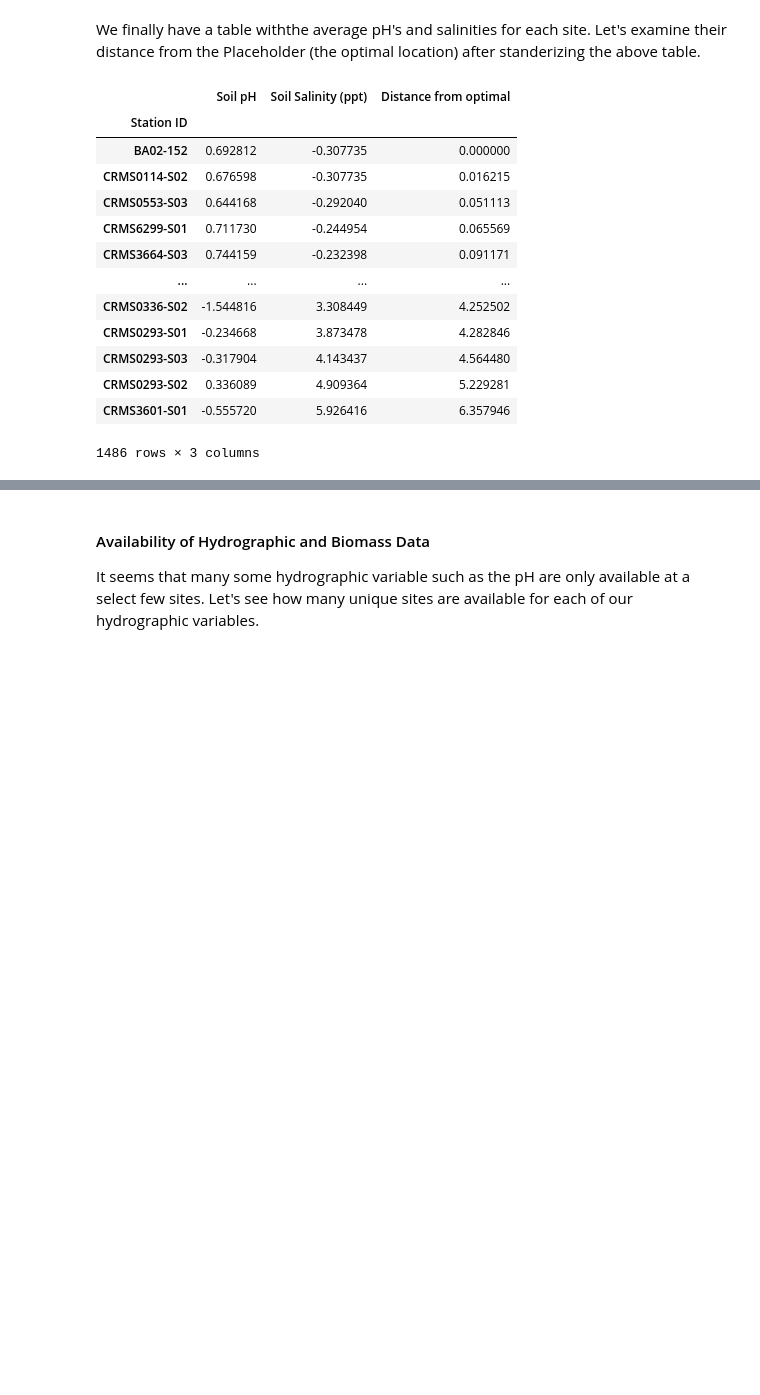
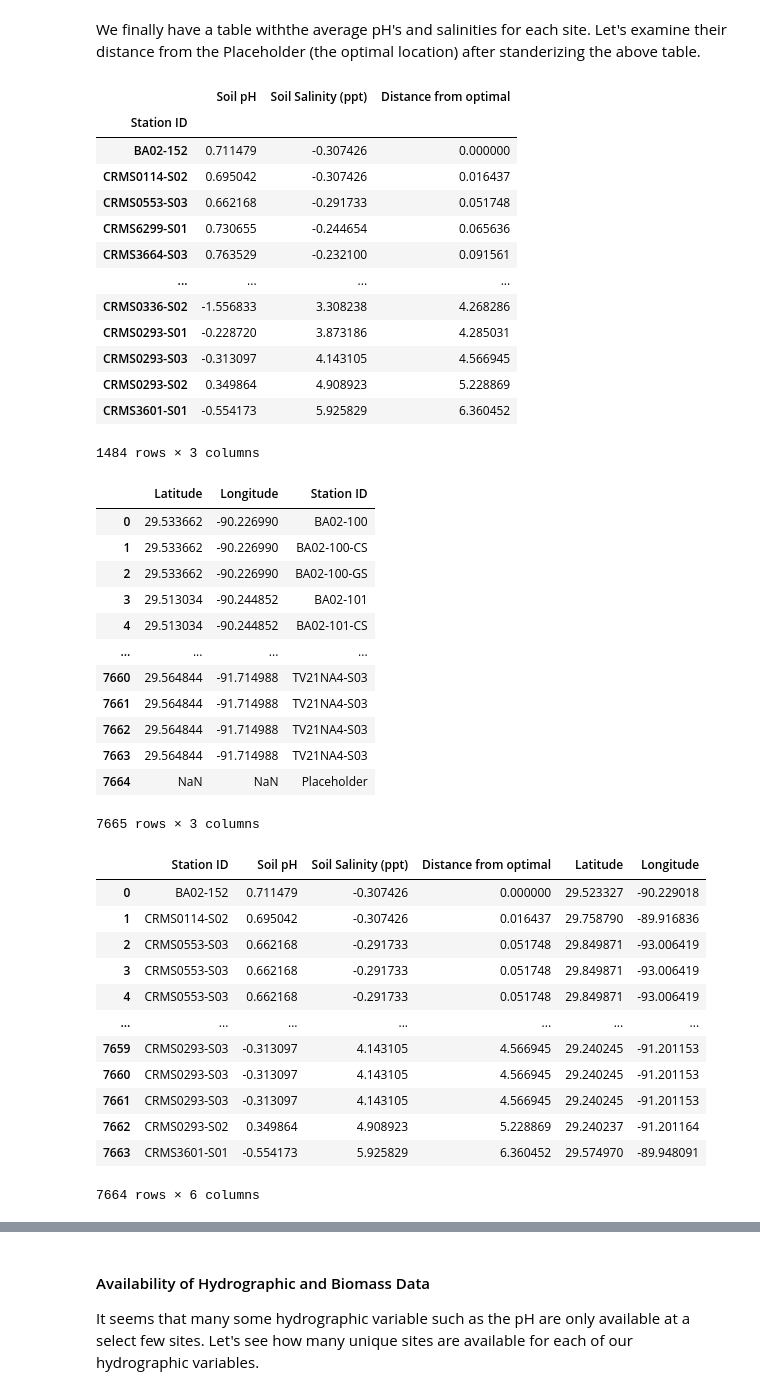
Before and after one commit to MinaSSaleh/MinaSSaleh.github.io, a Jupyter notebook: FinalTutorial.ipynb, the cells around one changed output, grey strips where cells are left out. Cells and saved outputs as stored; diff of their text form; code cells hidden in the pictures; blank space fills up the shorter version.

```diff
--- a/FinalTutorial.ipynb
+++ b/FinalTutorial.ipynb
@@ -368,6 +370,6 @@ Plant roots can sturdy the structure of the sand, and reduce the risk of erosion
 # %%
 unique_stations=(pd.unique(soil["Station ID"]))
-pH_eligible=soil[(soil["Soil pH"] < 8.6) & (soil["Soil pH"] > 5)]
+pH_eligible=soil[(soil["Soil pH"] < 8) & (soil["Soil pH"] > 5)]
 display(pH_eligible)
 stations=pd.unique(soil["Station ID"])
 pH_stations=pd.unique(pH_eligible["Station ID"])
@@ -418,7 +421,7 @@ After determining viable stations for growing vegetation, we can measure their "
 # %%
 print(pH_eligible.columns)
-pH_d=pH_eligible[["Station ID", "Soil pH", "Soil Salinity (ppt)"]]
-pH_d = pH_d.append({"Station ID": "Placeholder", "Soil pH":7, "Soil Salinity (ppt)":0 }, ignore_index=True)
+pH_d=pH_d=pH_eligible[["Station ID","Soil pH", "Soil Salinity (ppt)", "Latitude","Longitude"]]
+pH_d = pH_d.append({"Station ID": "Placeholder", "Soil pH":6, "Soil Salinity (ppt)":0 }, ignore_index=True)
 display(pH_d)
 # %% [output]
 Index(['Station ID', 'Sample Depth (cm)', 'Soil pH', 'Dry Soil pH (pH units)',
@@ -489,24 +493,53 @@ We finally have a table withthe average pH's and salinities for each site. Let's
 # %%
 updated_pH_std = (
     (updated_pH - updated_pH.mean()) /
     updated_pH.std())
-
 updated_pH_std['Distance from optimal'] = euclidean_distances(updated_pH_std, updated_pH_std.to_numpy()[12,None]).squeeze()
 updated_pH_std.drop( index="Placeholder", inplace=True)
 updated_pH_std = updated_pH_std.sort_values(by=['Distance from optimal'])
 display(updated_pH_std)
+Locations=pH_d[["Latitude", "Longitude","Station ID"]]
+display(Locations)
+pHviability=updated_pH_std.merge(Locations,on="Station ID")
+display(pHviability)
 # %% [output]
 |  | Soil pH | Soil Salinity (ppt) | Distance from optimal |
 | Station ID |  |  |  |
-| BA02-152 | 0.692812 | -0.307735 | 0.000000 |
-| CRMS0114-S02 | 0.676598 | -0.307735 | 0.016215 |
-| CRMS0553-S03 | 0.644168 | -0.292040 | 0.051113 |
-| CRMS6299-S01 | 0.711730 | -0.244954 | 0.065569 |
-| CRMS3664-S03 | 0.744159 | -0.232398 | 0.091171 |
+| BA02-152 | 0.711479 | -0.307426 | 0.000000 |
+| CRMS0114-S02 | 0.695042 | -0.307426 | 0.016437 |
+| CRMS0553-S03 | 0.662168 | -0.291733 | 0.051748 |
+| CRMS6299-S01 | 0.730655 | -0.244654 | 0.065636 |
+| CRMS3664-S03 | 0.763529 | -0.232100 | 0.091561 |
 | ... | ... | ... | ... |
-| CRMS0336-S02 | -1.544816 | 3.308449 | 4.252502 |
-| CRMS0293-S01 | -0.234668 | 3.873478 | 4.282846 |
-| CRMS0293-S03 | -0.317904 | 4.143437 | 4.564480 |
-| CRMS0293-S02 | 0.336089 | 4.909364 | 5.229281 |
-| CRMS3601-S01 | -0.555720 | 5.926416 | 6.357946 |
+| CRMS0336-S02 | -1.556833 | 3.308238 | 4.268286 |
+| CRMS0293-S01 | -0.228720 | 3.873186 | 4.285031 |
+| CRMS0293-S03 | -0.313097 | 4.143105 | 4.566945 |
+| CRMS0293-S02 | 0.349864 | 4.908923 | 5.228869 |
+| CRMS3601-S01 | -0.554173 | 5.925829 | 6.360452 |
-1486 rows × 3 columns
+1484 rows × 3 columns
+|  | Latitude | Longitude | Station ID |
+| 0 | 29.533662 | -90.226990 | BA02-100 |
+| 1 | 29.533662 | -90.226990 | BA02-100-CS |
+| 2 | 29.533662 | -90.226990 | BA02-100-GS |
+| 3 | 29.513034 | -90.244852 | BA02-101 |
+| 4 | 29.513034 | -90.244852 | BA02-101-CS |
+| ... | ... | ... | ... |
+| 7660 | 29.564844 | -91.714988 | TV21NA4-S03 |
+| 7661 | 29.564844 | -91.714988 | TV21NA4-S03 |
+| 7662 | 29.564844 | -91.714988 | TV21NA4-S03 |
+| 7663 | 29.564844 | -91.714988 | TV21NA4-S03 |
+| 7664 | NaN | NaN | Placeholder |
+7665 rows × 3 columns
+|  | Station ID | Soil pH | Soil Salinity (ppt) | Distance from optimal | Latitude | Longitude |
+| 0 | BA02-152 | 0.711479 | -0.307426 | 0.000000 | 29.523327 | -90.229018 |
+| 1 | CRMS0114-S02 | 0.695042 | -0.307426 | 0.016437 | 29.758790 | -89.916836 |
+| 2 | CRMS0553-S03 | 0.662168 | -0.291733 | 0.051748 | 29.849871 | -93.006419 |
+| 3 | CRMS0553-S03 | 0.662168 | -0.291733 | 0.051748 | 29.849871 | -93.006419 |
+| 4 | CRMS0553-S03 | 0.662168 | -0.291733 | 0.051748 | 29.849871 | -93.006419 |
+| ... | ... | ... | ... | ... | ... | ... |
+| 7659 | CRMS0293-S03 | -0.313097 | 4.143105 | 4.566945 | 29.240245 | -91.201153 |
+| 7660 | CRMS0293-S03 | -0.313097 | 4.143105 | 4.566945 | 29.240245 | -91.201153 |
+| 7661 | CRMS0293-S03 | -0.313097 | 4.143105 | 4.566945 | 29.240245 | -91.201153 |
+| 7662 | CRMS0293-S02 | 0.349864 | 4.908923 | 5.228869 | 29.240237 | -91.201164 |
+| 7663 | CRMS3601-S01 | -0.554173 | 5.925829 | 6.360452 | 29.574970 | -89.948091 |
+7664 rows × 6 columns
```
Also changed, not shown: parts of 22 cells of this notebook, 1 other file.
